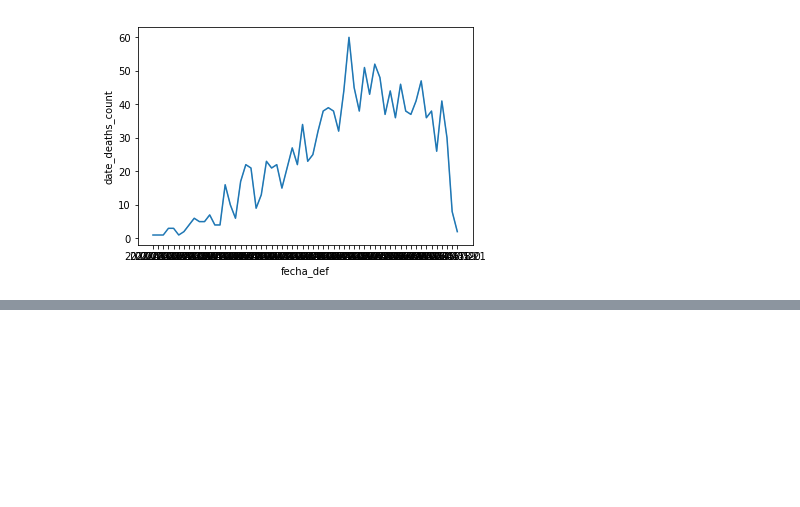
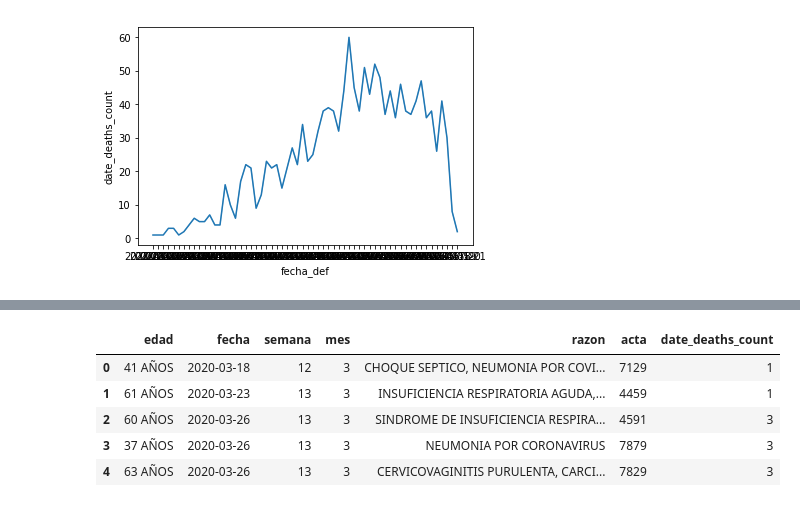
Before and after one commit to cruzdany/Covid-19-death-comparison, a Jupyter notebook: Covid_19_death_comparison.ipynb, the cells around one changed output, grey strips where cells are left out. Saved outputs shown, nothing was run; the diff lists cells and outputs as text; code cells hidden in the pictures; blank space fills up the shorter version.

```diff
--- a/Covid_19_death_comparison.ipynb
+++ b/Covid_19_death_comparison.ipynb
@@ -203,0 +215,9 @@ ax = sns.lineplot(x="fecha_def", y="date_deaths_count", data=cdmx)
+# %%
+df2.head()
+# %% [output]
+|  | edad | fecha | semana | mes | razon | acta | date_deaths_count |
+| 0 | 41 AÑOS | 2020-03-18 | 12 | 3 | CHOQUE SEPTICO, NEUMONIA POR COVI... | 7129 | 1 |
+| 1 | 61 AÑOS | 2020-03-23 | 13 | 3 | INSUFICIENCIA RESPIRATORIA AGUDA,... | 4459 | 1 |
+| 2 | 60 AÑOS | 2020-03-26 | 13 | 3 | SINDROME DE INSUFICIENCIA RESPIRA... | 4591 | 3 |
+| 3 | 37 AÑOS | 2020-03-26 | 13 | 3 | NEUMONIA POR CORONAVIRUS | 7879 | 3 |
+| 4 | 63 AÑOS | 2020-03-26 | 13 | 3 | CERVICOVAGINITIS PURULENTA, CARCI... | 7829 | 3 |
```
Also changed, not shown: parts of 6 cells of this notebook.
